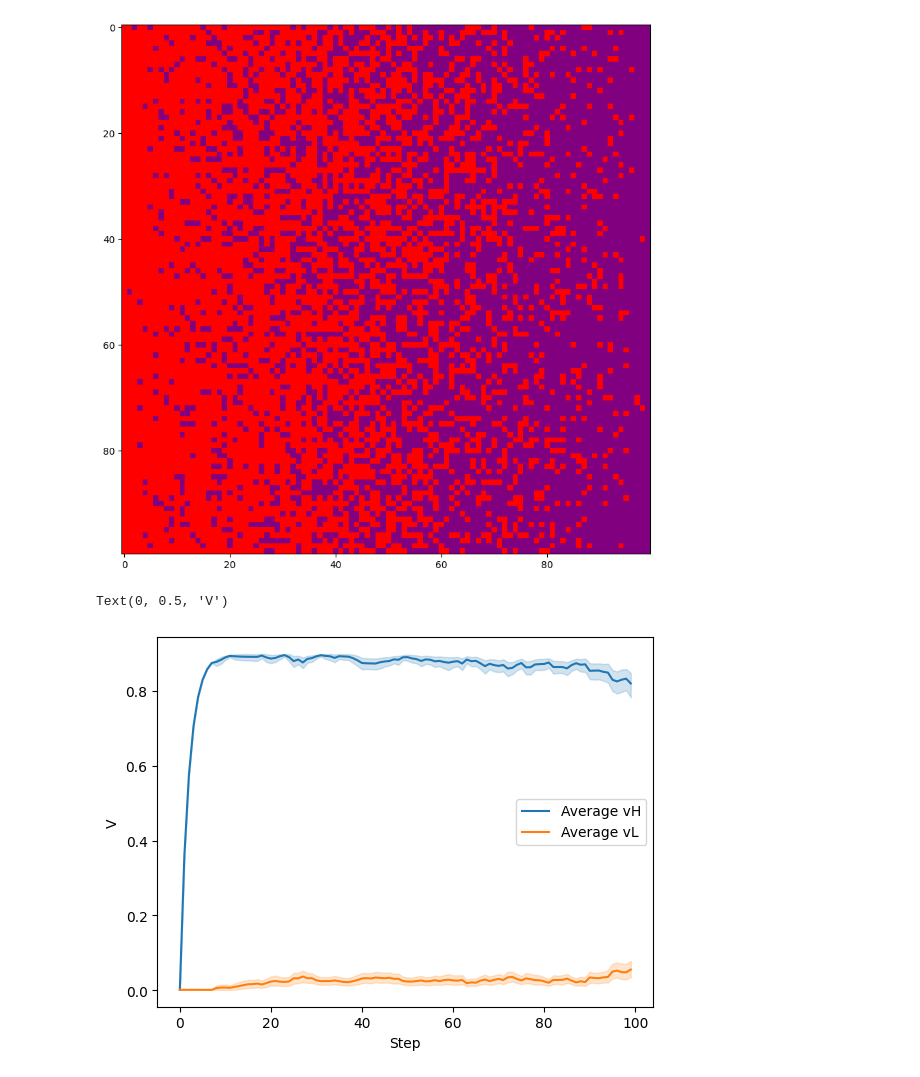
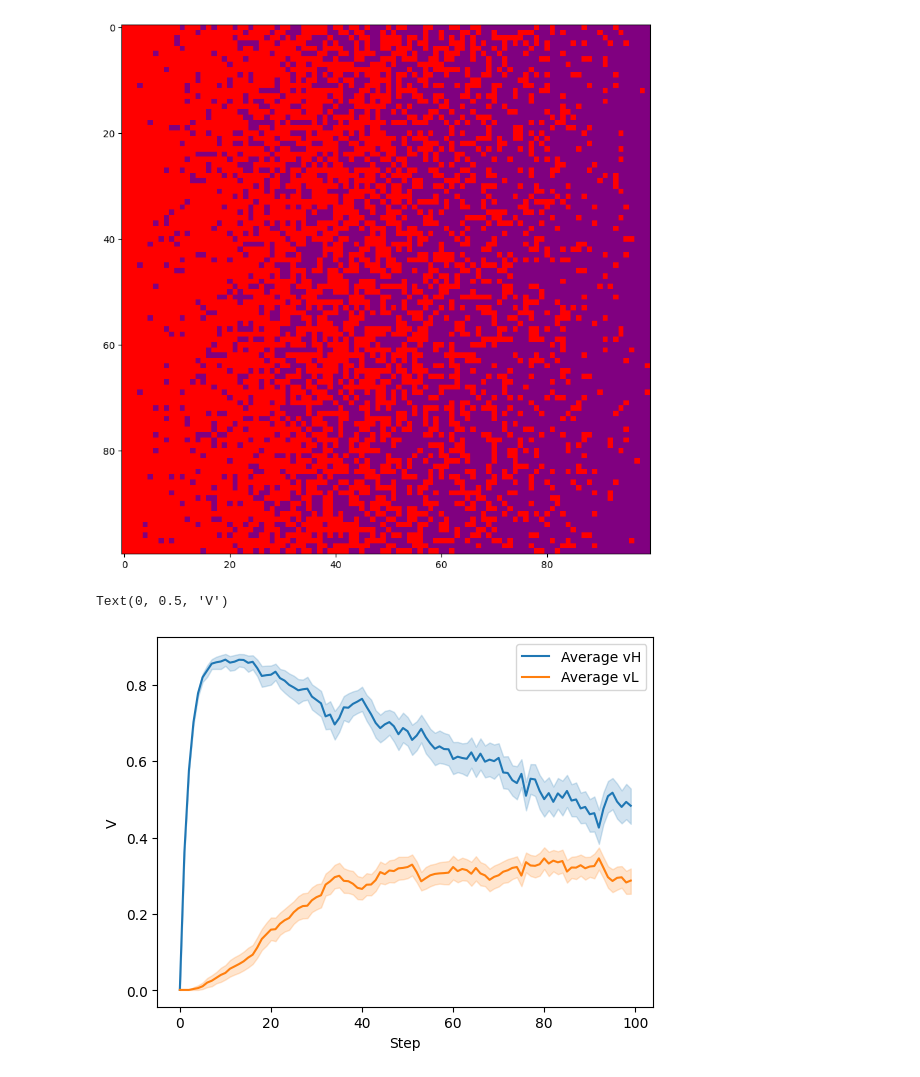
Before and after one commit to Kajijoo/abm, a Jupyter notebook: run.ipynb, the cells around one changed output. Cells and saved outputs as stored; diff of their text form; code cells hidden in the pictures.

Commit message:
Made epsillon variable to simulate "dieting"

```diff
--- a/run.ipynb
+++ b/run.ipynb
@@ -1,22 +1,23 @@
 # %%
 from main import LearningModel
 
 #Here you can run a model once with different learning models and food environments.
 #You can either use 'TD', 'RW', or 'RWE' at learning_model.
 #You can pick 'random', 'gradient_l', 'gradient_h', 'weekday' as food environments.
 #You can also fill in an integer (e.g., 1) after seed to make the simulation reproducible.
+#Epsilon represents the probability that an agent chooses the other option regardless of preference. For example, when dieting.
 
-m = LearningModel(N=100, width=100, height=100, learning_model='RWE', distribute_patches = 'gradient_h', seed = None)
+m = LearningModel(N=100, width=100, height=100, learning_model='RWE', distribute_patches = 'gradient_h', seed = None, epsilon = 0.05)
 
 for i in range(100):
     m.step()
 
 df = m.datacollector.get_agent_vars_dataframe()
 df1 = df.reset_index()
 
 m.visualize() #In case you want to check distribution of food on map.
 # %% [output]
-[figure, old version]
+[figure, new version]
 # %%
 import seaborn as sns
 import matplotlib.pyplot as plt
@@ -28,7 +29,7 @@ sns.lineplot(df1, x = "Step", y = "Value_Low", label = "Average vL")
 plt.ylabel('V')
 # %% [output]
 Text(0, 0.5, 'V')
-[figure, old version]
+[figure, new version]
 # %%
 from main import LearningModel
 from tqdm import tqdm
```
Also changed, not shown: parts of 2 cells of this notebook, 1 other file.
